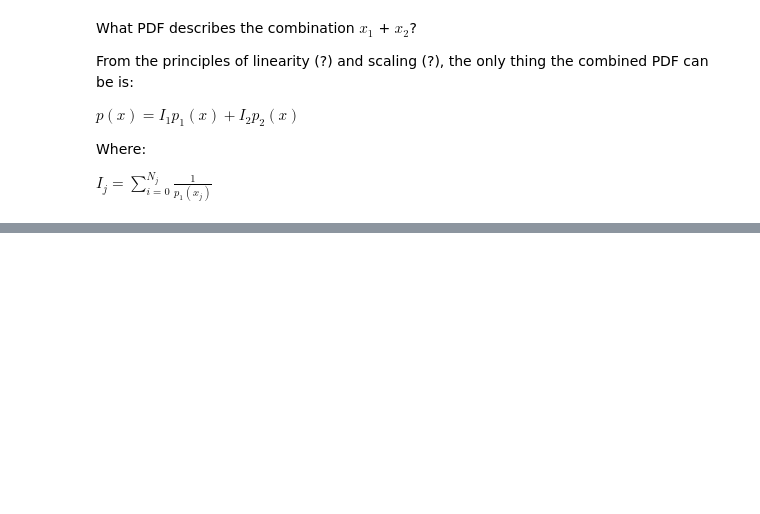
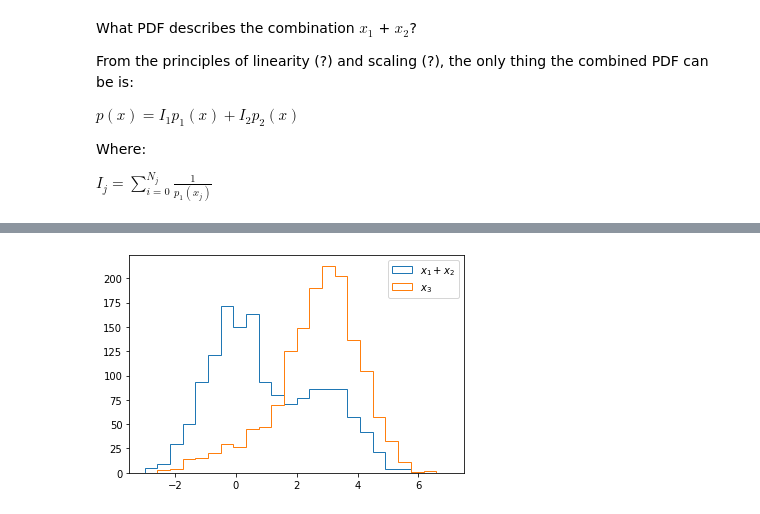
Before and after one commit to richard-lane/addPdfs, a Jupyter notebook: addPdfs.ipynb, the cells around one changed output, grey strips where cells are left out. Saved outputs shown, nothing was run; the diff lists cells and outputs as text; code cells hidden in the pictures; blank space fills up the shorter version.

```diff
--- a/addPdfs.ipynb
+++ b/addPdfs.ipynb
@@ -64,0 +97,9 @@ $I_j = \sum_{i=0}^{N_j}\frac{1}{p_1(x_j)}$
+# %%
+x3 = sample(N1+N2, combined_pdf, pdf_domain, pdf_range)
+
+plt.hist(np.concatenate((x1, x2)), **kw, label=r"$x_1+x_2$")
+plt.hist(x3, **kw, label=r"$x_3$")
+plt.legend()
+plt.show()
+# %% [output]
+[figure, added]
```
Also changed, not shown: parts of 2 cells of this notebook.
